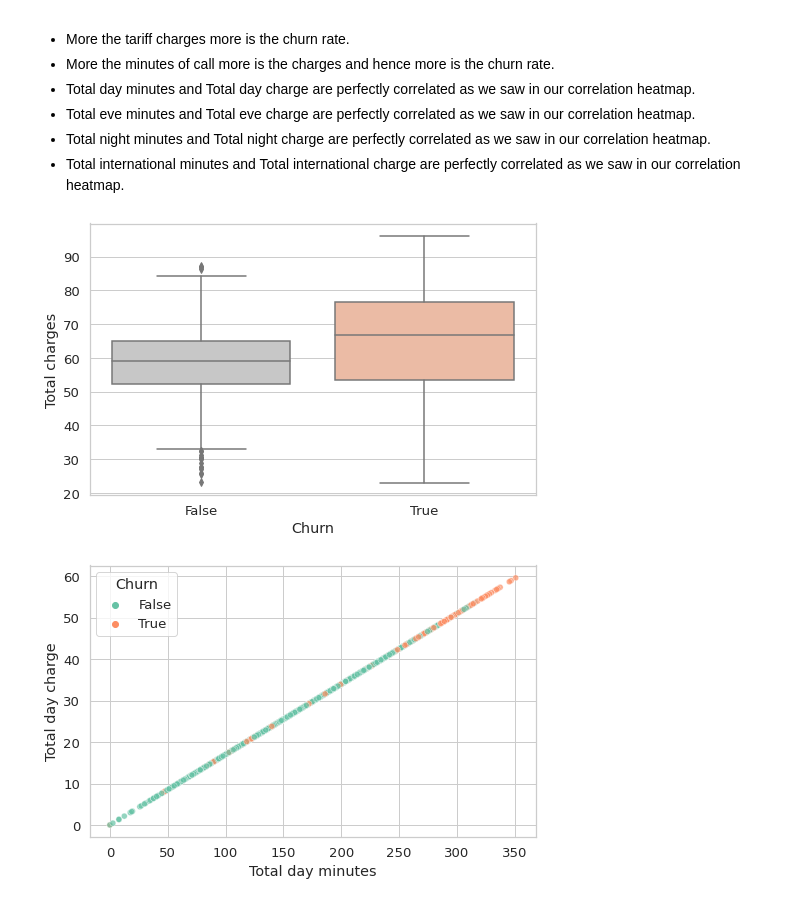
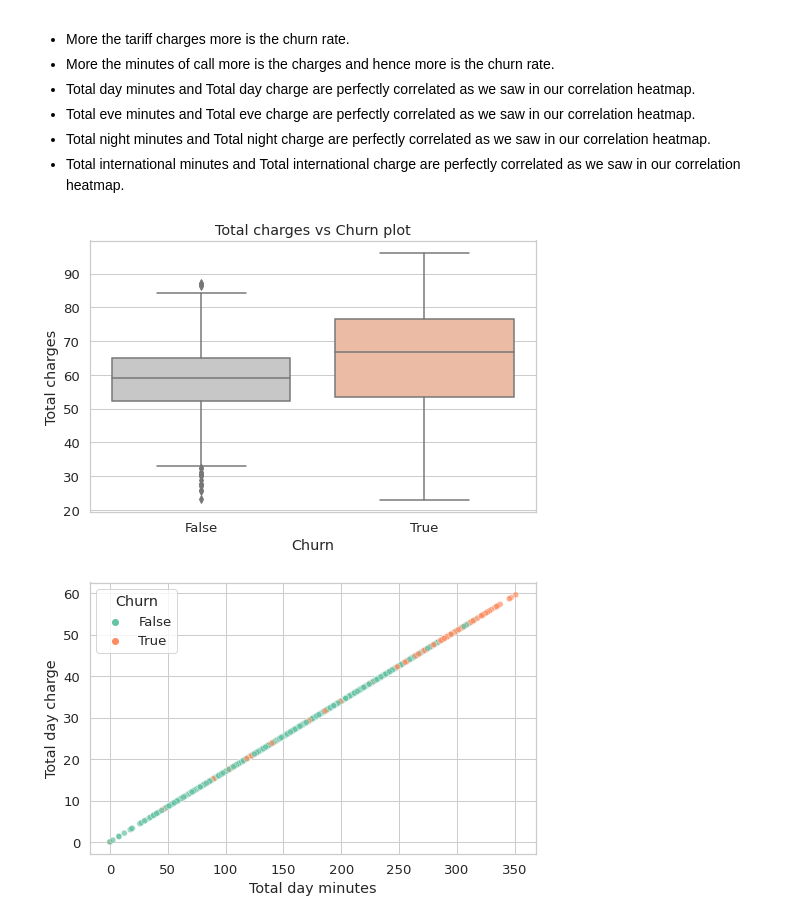
Before and after one commit to GhostML/Telecom-Churn-EDA, a Jupyter notebook: Telecom_Churn_Analysis_Capstone_Project.ipynb, the cells around one changed output. Cells and saved outputs as stored; diff of their text form; code cells hidden in the pictures.

```diff
--- a/Telecom_Churn_Analysis_Capstone_Project.ipynb
+++ b/Telecom_Churn_Analysis_Capstone_Project.ipynb
@@ -340,14 +347,15 @@ df['Total minutes'] = df['Total day minutes'] + df['Total eve minutes'] + df['To
 # %%
 # Analyse Total charges with churn.
 # Boxplot is here to help with its boxes.
 # Lets box it up..
 plt.figure(figsize=(8, 5))
 sns.boxplot(x='Churn',
             y='Total charges',
             data = df,
             palette="RdGy_r",);
+plt.title('Total charges vs Churn plot');
 # %% [output]
-[figure, old version]
+[figure, new version]
 # %%
 plt.figure(figsize=(8, 5))
 sns.scatterplot(x='Total day minutes', y='Total day charge', data=df, hue='Churn', alpha=0.7, palette='Set2');
```
Also changed, not shown: parts of 5 cells of this notebook.
